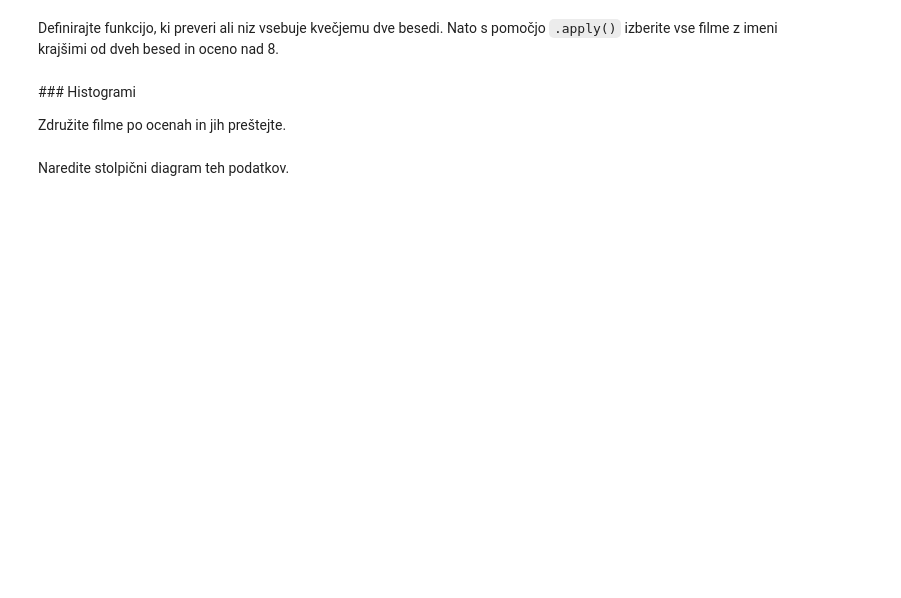
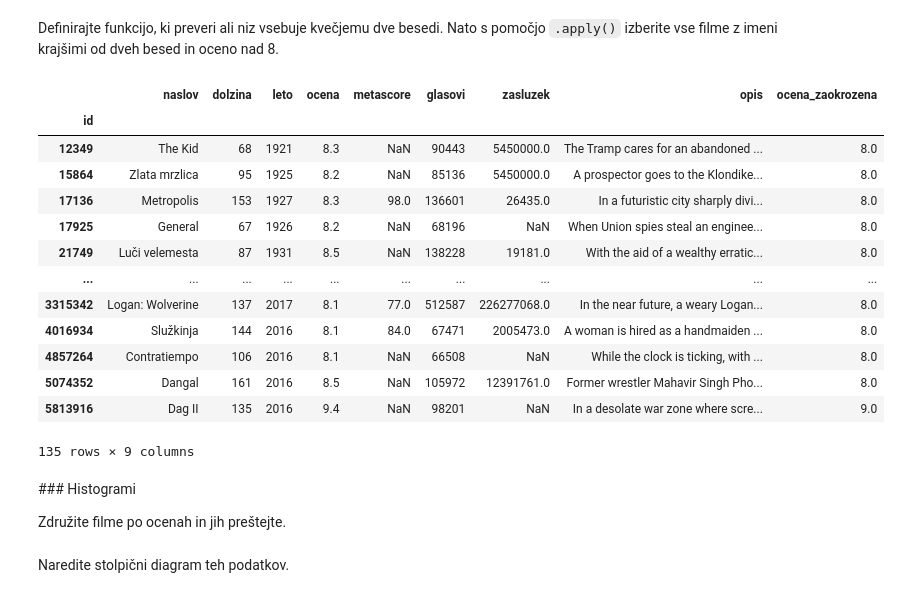
Before and after one commit to GhastlyClock/programiranje-1, a Jupyter notebook: 3-analiza-podatkov/vaje/pandas_101.ipynb, the cells around one changed output. Cells and saved outputs as stored; diff of their text form; code cells hidden in the pictures; blank space fills up the shorter version.

```diff
--- a/3-analiza-podatkov/vaje/pandas_101.ipynb
+++ b/3-analiza-podatkov/vaje/pandas_101.ipynb
@@ -164,5 +172,28 @@ Združite ju za izbor filmov, ki so izšli pred 1930 ali po 2017.
 # %% [markdown]
 Definirajte funkcijo, ki preveri ali niz vsebuje kvečjemu dve besedi. Nato s pomočjo `.apply()` izberite vse filme z imeni krajšimi od dveh besed in oceno nad 8.
+# %%
+def short_name(x):
+    words = x.split()
+    return len(words) <= 2
+
+short_name = filmi['naslov'].apply(short_name)
+well_rated = filmi['ocena'] > 8
+filmi[short_name & well_rated]
+# %% [output]
+|  | naslov | dolzina | leto | ocena | metascore | glasovi | zasluzek | opis | ocena_zaokrozena |
+| id |  |  |  |  |  |  |  |  |  |
+| 12349 | The Kid | 68 | 1921 | 8.3 | NaN | 90443 | 5450000.0 | The Tramp cares for an abandoned ... | 8.0 |
+| 15864 | Zlata mrzlica | 95 | 1925 | 8.2 | NaN | 85136 | 5450000.0 | A prospector goes to the Klondike... | 8.0 |
+| 17136 | Metropolis | 153 | 1927 | 8.3 | 98.0 | 136601 | 26435.0 | In a futuristic city sharply divi... | 8.0 |
+| 17925 | General | 67 | 1926 | 8.2 | NaN | 68196 | NaN | When Union spies steal an enginee... | 8.0 |
+| 21749 | Luči velemesta | 87 | 1931 | 8.5 | NaN | 138228 | 19181.0 | With the aid of a wealthy erratic... | 8.0 |
+| ... | ... | ... | ... | ... | ... | ... | ... | ... | ... |
+| 3315342 | Logan: Wolverine | 137 | 2017 | 8.1 | 77.0 | 512587 | 226277068.0 | In the near future, a weary Logan... | 8.0 |
+| 4016934 | Služkinja | 144 | 2016 | 8.1 | 84.0 | 67471 | 2005473.0 | A woman is hired as a handmaiden ... | 8.0 |
+| 4857264 | Contratiempo | 106 | 2016 | 8.1 | NaN | 66508 | NaN | While the clock is ticking, with ... | 8.0 |
+| 5074352 | Dangal | 161 | 2016 | 8.5 | NaN | 105972 | 12391761.0 | Former wrestler Mahavir Singh Pho... | 8.0 |
+| 5813916 | Dag II | 135 | 2016 | 9.4 | NaN | 98201 | NaN | In a desolate war zone where scre... | 9.0 |
+135 rows × 9 columns
 # %% [markdown]
 ### Histogrami
 
```
Also changed, not shown: parts of 20 cells of this notebook.
